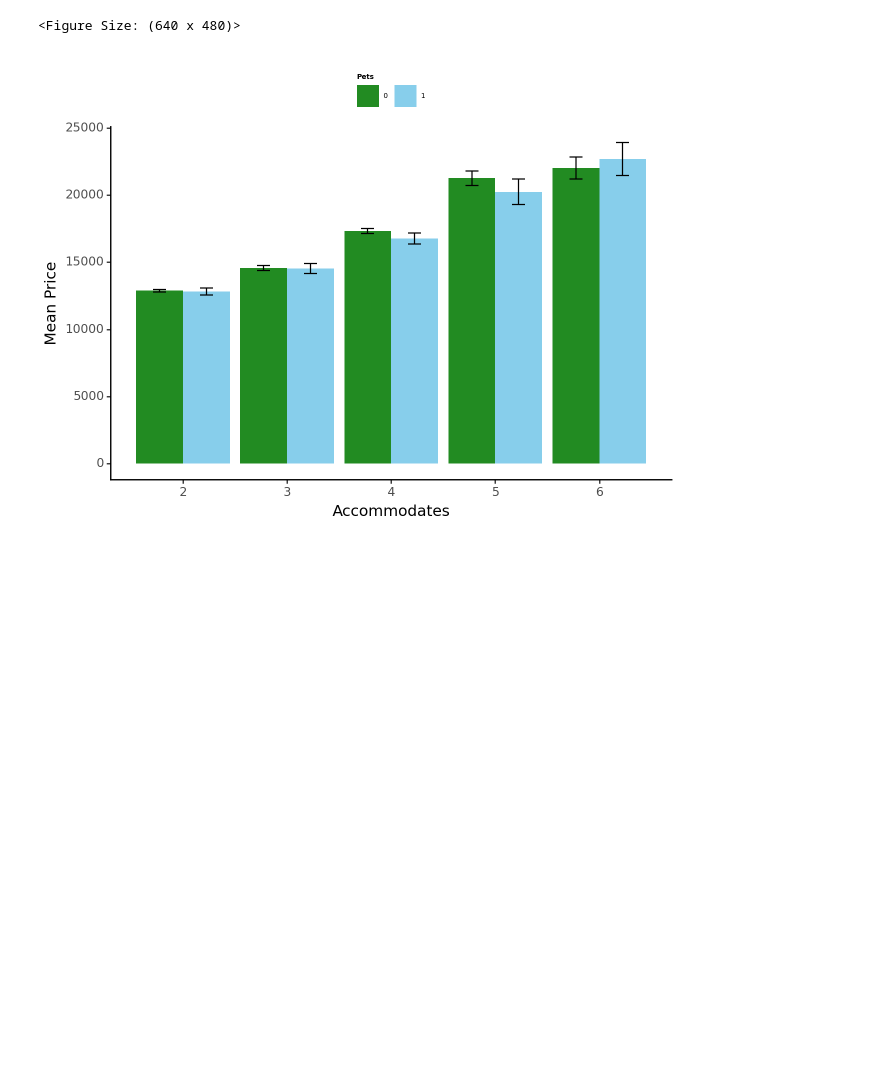
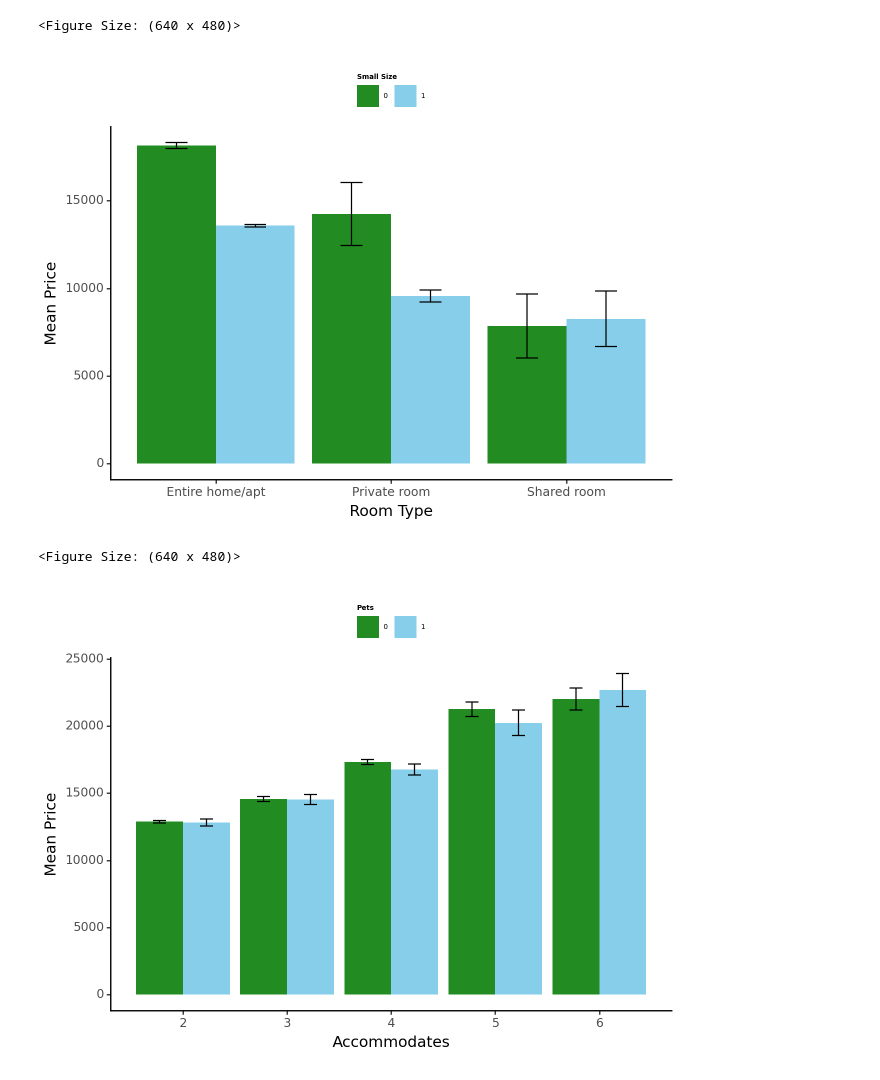
Before and after one commit to nxfern/DA3_Assignment_2, a Jupyter notebook: Assignment_2_NF.ipynb, the cells around one changed output. Saved outputs shown, nothing was run; the diff lists cells and outputs as text; code cells hidden in the pictures; blank space fills up the shorter version.

```diff
--- a/Assignment_2_NF.ipynb
+++ b/Assignment_2_NF.ipynb
@@ -1022,6 +1025,12 @@ price_diff_by_variables(df_iqr, 'c_room_type', 'd_pets', 'Room Type', 'Allows pe
 # %% [output]
 [figure]
 <Figure Size: (640 x 480)>
+# %%
+# Room_type and d_small_size
+price_diff_by_variables(df_iqr, 'c_room_type', 'd_small_size', 'Room Type', 'Small Size')
+# %% [output]
+[figure, added]
+<Figure Size: (640 x 480)>
 # %%
 # Accommodates and d_pets
 price_diff_by_variables(df_iqr, 'n_accommodates', 'd_pets', 'Accommodates', 'Pets')
```
Also changed, not shown: parts of 19 cells of this notebook, 1 other file.
